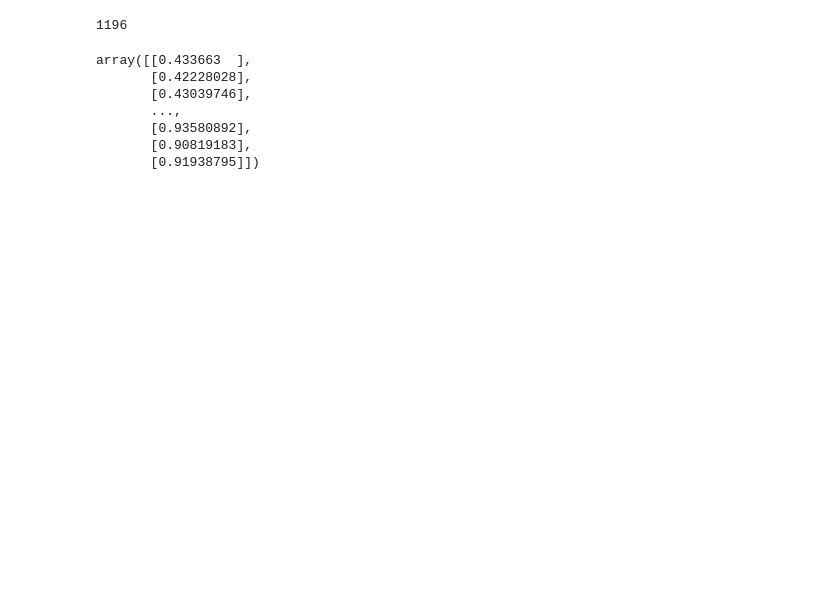
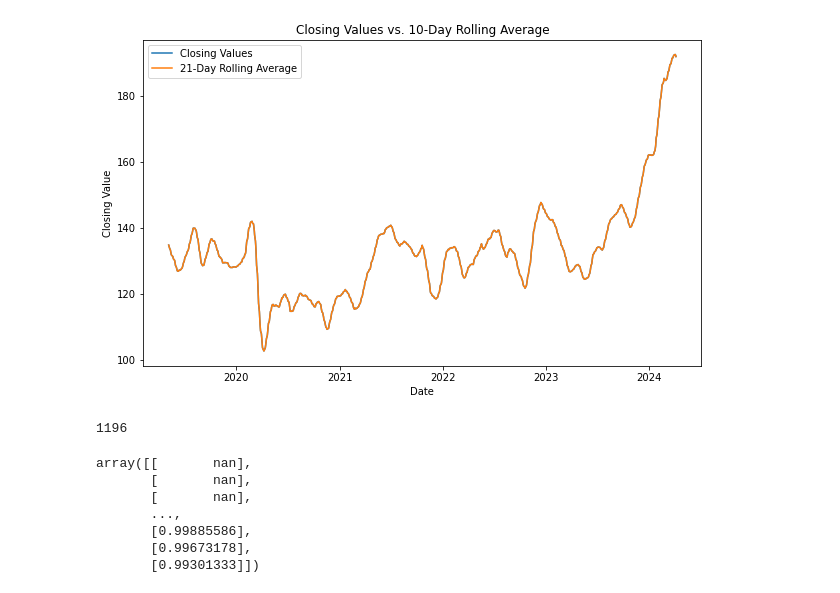
Before and after one commit to MabroorA/stocks-prediction-app, a Jupyter notebook: Machine-learning/Best_model.ipynb, the cells around one changed output. Drawn from its saved outputs; the diff is of its cells as text; code cells hidden in the pictures; blank space fills up the shorter version.

```diff
--- a/Machine-learning/Best_model.ipynb
+++ b/Machine-learning/Best_model.ipynb
@@ -11,4 +13,36 @@ import numpy as np
 from tensorflow.keras.models import Sequential
 from tensorflow.keras.layers import Dense, LSTM
 import matplotlib.pyplot as plt
+# %%
+import pandas as pd
+import matplotlib.pyplot as plt
+
+# Read the CSV file
+df = pd.read_csv("ticker_data.csv")
+
+# Set the "date" column as the index
+df['date'] = pd.to_datetime(df['date'])
+df.set_index('date', inplace=True)
+
+
+df_close = df["close"]
+
+# Calculate the rolling average for every 10 days
+rolling_avg = df_close.rolling(window=10).mean()
+# 30 days
+rolling_avg_21 = df_close.rolling(window=21).mean()
+df_close =  df_close.rolling(window=21).mean()
+
+
+plt.figure(figsize=(10, 6))
+plt.plot(df_close.index, df_close, label='Closing Values')
+# plt.plot(rolling_avg.index, rolling_avg, label='10-Day Rolling Average' ,color ="purple")
+plt.plot(rolling_avg_21.index, rolling_avg_21, label='21-Day Rolling Average')
+plt.xlabel('Date')
+plt.ylabel('Closing Value')
+plt.title('Closing Values vs. 10-Day Rolling Average')
+plt.legend()
+plt.show()
+# %% [output]
+[figure, added]
 # %%
@@ -26,18 +56,21 @@ training_data_len
 # Scale the data
 from sklearn.preprocessing import MinMaxScaler
 
+
+df_close_values = df_close.values
+
 scaler = MinMaxScaler(feature_range=(0,1))
-scaled_data = scaler.fit_transform(df_close_values)
+scaled_data = scaler.fit_transform(df_close_values.reshape(-1, 1))
 
 scaled_data
 # %% [output]
-array([[0.433663  ],
-       [0.42228028],
-       [0.43039746],
+array([[       nan],
+       [       nan],
+       [       nan],
        ...,
-       [0.93580892],
-       [0.90819183],
-       [0.91938795]])
+       [0.99885586],
+       [0.99673178],
+       [0.99301333]])
 # %%
 # Create the training data set
 # Create the scaled training data set
```
Also changed, not shown: parts of 8 cells of this notebook.
